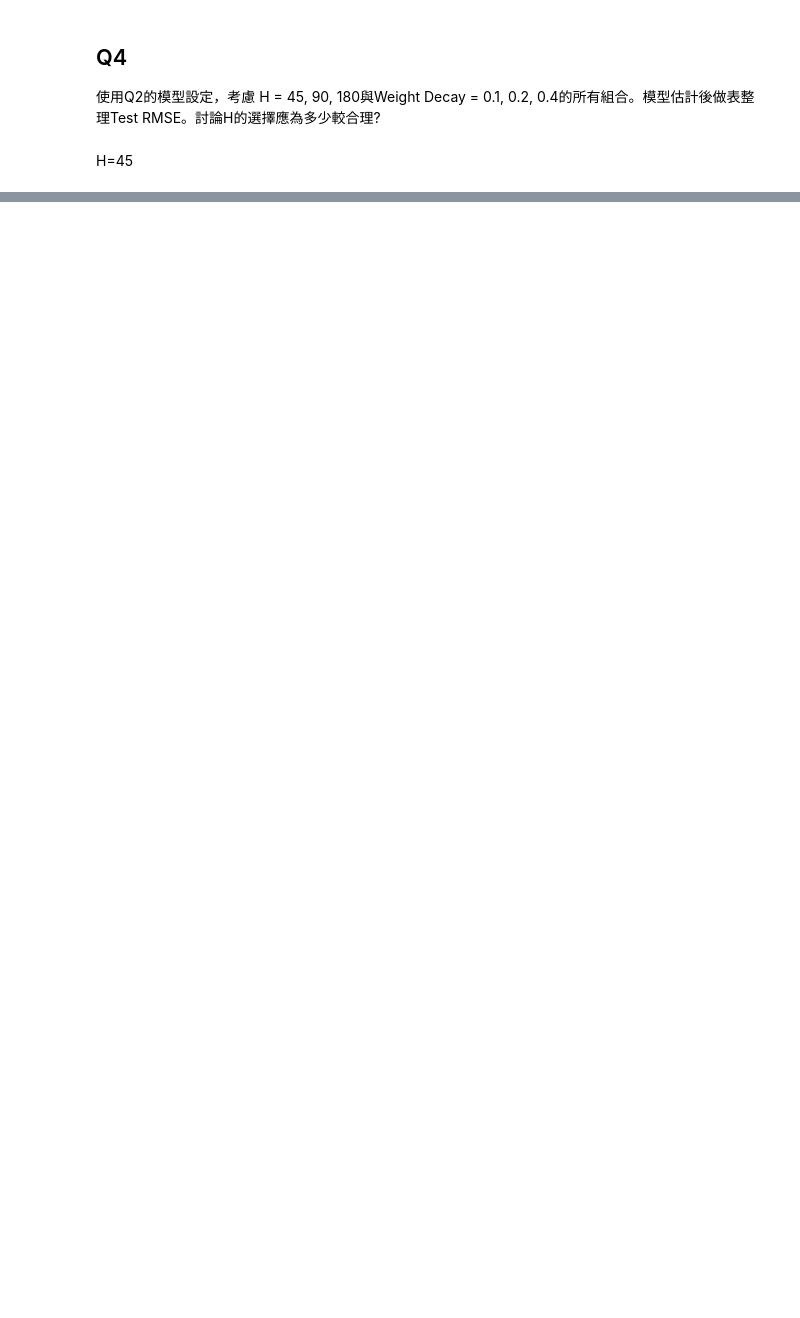
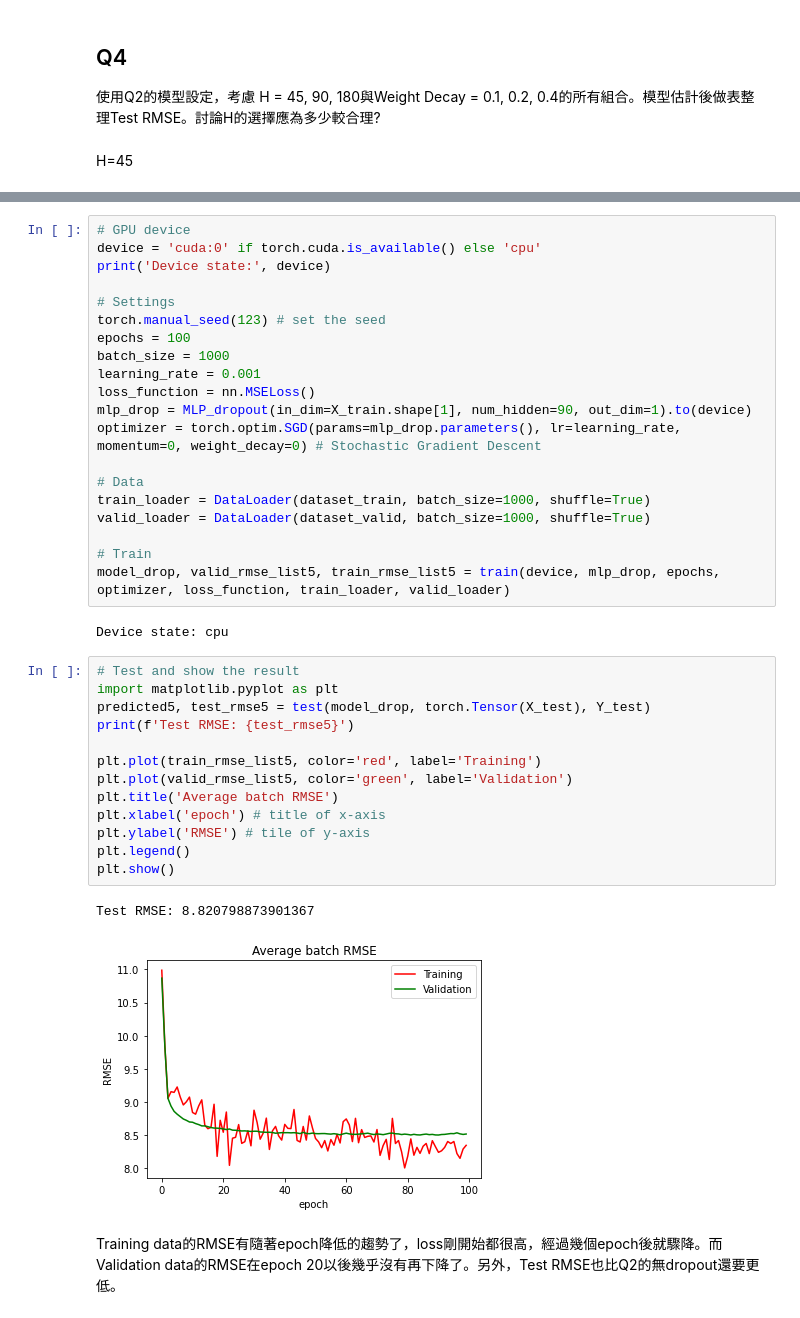
Before and after one commit to chiawen0104/sldl_hw, a Jupyter notebook: hw4/hw4.ipynb, the cells around one changed output, grey strips where cells are left out. Saved outputs shown, nothing was run; the diff lists cells and outputs as text; blank space fills up the shorter version.

```diff
--- a/hw4/hw4.ipynb
+++ b/hw4/hw4.ipynb
@@ -402,0 +487,40 @@ rmse_45
+# %%
+# GPU device
+device = 'cuda:0' if torch.cuda.is_available() else 'cpu'
+print('Device state:', device)
+
+# Settings
+torch.manual_seed(123) # set the seed
+epochs = 100
+batch_size = 1000
+learning_rate = 0.001
+loss_function = nn.MSELoss()
+mlp_drop = MLP_dropout(in_dim=X_train.shape[1], num_hidden=90, out_dim=1).to(device)
+optimizer = torch.optim.SGD(params=mlp_drop.parameters(), lr=learning_rate, momentum=0, weight_decay=0) # Stochastic Gradient Descent
+
+# Data
+train_loader = DataLoader(dataset_train, batch_size=1000, shuffle=True)
+valid_loader = DataLoader(dataset_valid, batch_size=1000, shuffle=True)
+
+# Train
+model_drop, valid_rmse_list5, train_rmse_list5 = train(device, mlp_drop, epochs, optimizer, loss_function, train_loader, valid_loader)
+# %% [output]
+Device state: cpu
+# %%
+# Test and show the result
+import matplotlib.pyplot as plt
+predicted5, test_rmse5 = test(model_drop, torch.Tensor(X_test), Y_test)
+print(f'Test RMSE: {test_rmse5}')
+
+plt.plot(train_rmse_list5, color='red', label='Training')
+plt.plot(valid_rmse_list5, color='green', label='Validation')
+plt.title('Average batch RMSE')
+plt.xlabel('epoch') # title of x-axis
+plt.ylabel('RMSE') # tile of y-axis
+plt.legend()
+plt.show()
+# %% [output]
+Test RMSE: 8.820798873901367
+[figure, added]
+# %% [markdown]
+Training data的RMSE有隨著epoch降低的趨勢了，loss剛開始都很高，經過幾個epoch後就驟降。而Validation data的RMSE在epoch 20以後幾乎沒有再下降了。另外，Test RMSE也比Q2的無dropout還要更低。
```
Also changed, not shown: parts of 17 cells of this notebook.
